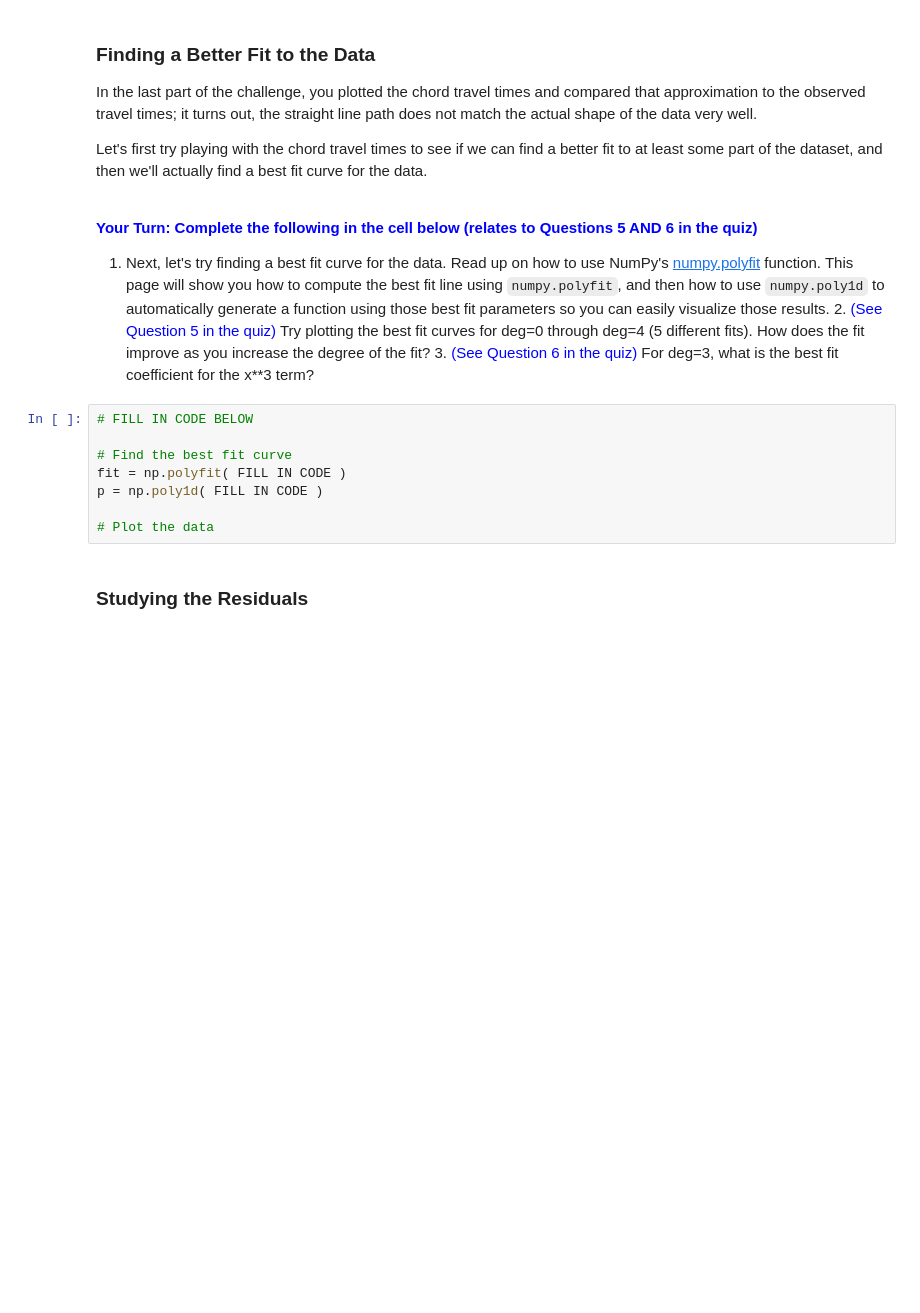
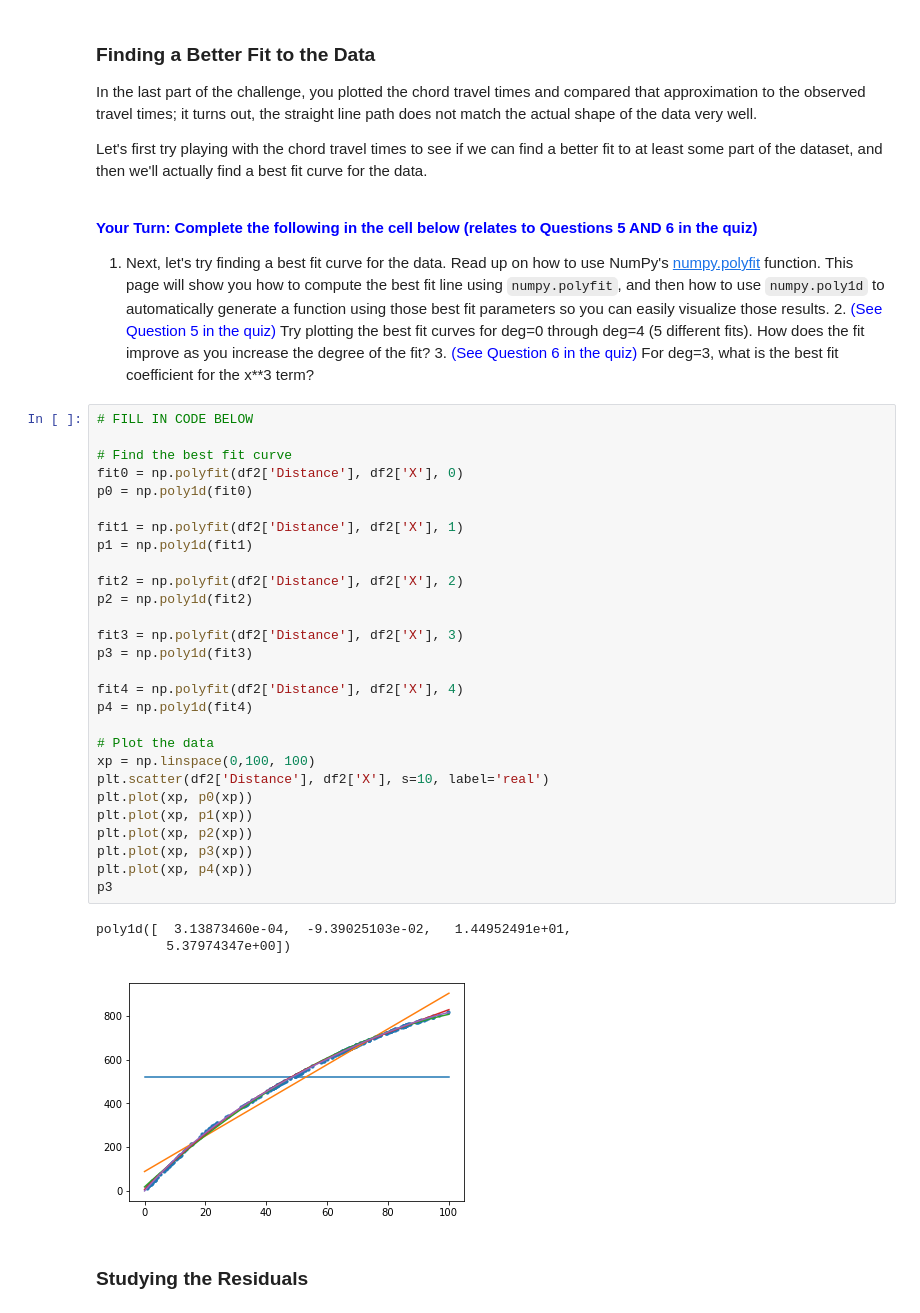
Before and after one commit to ECGonzales/LSSTC_PythonTutorial, a Jupyter notebook: Final_Challenge.ipynb, the cells around one changed output. Drawn from its saved outputs; the diff is of its cells as text; blank space fills up the shorter version.

```diff
--- a/Final_Challenge.ipynb
+++ b/Final_Challenge.ipynb
@@ -127,14 +226,38 @@ Let's first try playing with the chord travel times to see if we can find a bett
 1. Next, let's try finding a best fit curve for the data. Read up on how to use NumPy's [numpy.polyfit](https://docs.scipy.org/doc/numpy/reference/generated/numpy.polyfit.html) function. This page will show you how to compute the best fit line using <code>numpy.polyfit</code>, and then how to use <code>numpy.poly1d</code> to automatically generate a function using those best fit parameters so you can easily visualize those results.
     2. <font color=blue>(See Question 5 in the quiz)</font> Try plotting the best fit curves for deg=0 through deg=4 (5 different fits). How does the fit improve as you increase the degree of the fit?
     3. <font color=blue>(See Question 6 in the quiz)</font> For deg=3, what is the best fit coefficient for the x**3 term?
-# %%
-# FILL IN CODE BELOW
-
-# Find the best fit curve
-fit = np.polyfit( FILL IN CODE )
-p = np.poly1d( FILL IN CODE )
-
-# Plot the data
+# %%
+# FILL IN CODE BELOW
+
+# Find the best fit curve
+fit0 = np.polyfit(df2['Distance'], df2['X'], 0)
+p0 = np.poly1d(fit0)
+
+fit1 = np.polyfit(df2['Distance'], df2['X'], 1)
+p1 = np.poly1d(fit1)
+
+fit2 = np.polyfit(df2['Distance'], df2['X'], 2)
+p2 = np.poly1d(fit2)
+
+fit3 = np.polyfit(df2['Distance'], df2['X'], 3)
+p3 = np.poly1d(fit3)
+
+fit4 = np.polyfit(df2['Distance'], df2['X'], 4)
+p4 = np.poly1d(fit4)
+
+# Plot the data
+xp = np.linspace(0,100, 100)
+plt.scatter(df2['Distance'], df2['X'], s=10, label='real')
+plt.plot(xp, p0(xp))
+plt.plot(xp, p1(xp))
+plt.plot(xp, p2(xp))
+plt.plot(xp, p3(xp))
+plt.plot(xp, p4(xp))
+p3
+# %% [output]
+poly1d([  3.13873460e-04,  -9.39025103e-02,   1.44952491e+01,
+         5.37974347e+00])
+[figure, added]
 # %% [markdown]
  ### Studying the Residuals
 # %% [markdown]
```
Also changed, not shown: parts of 9 cells of this notebook.
